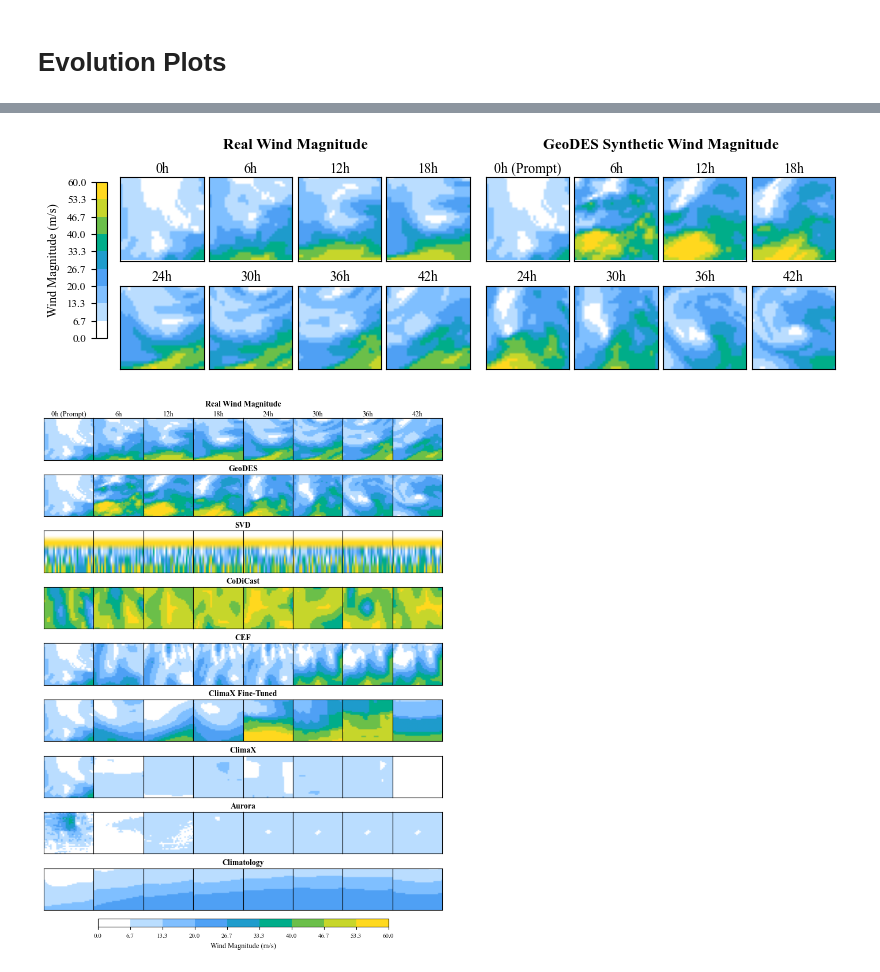
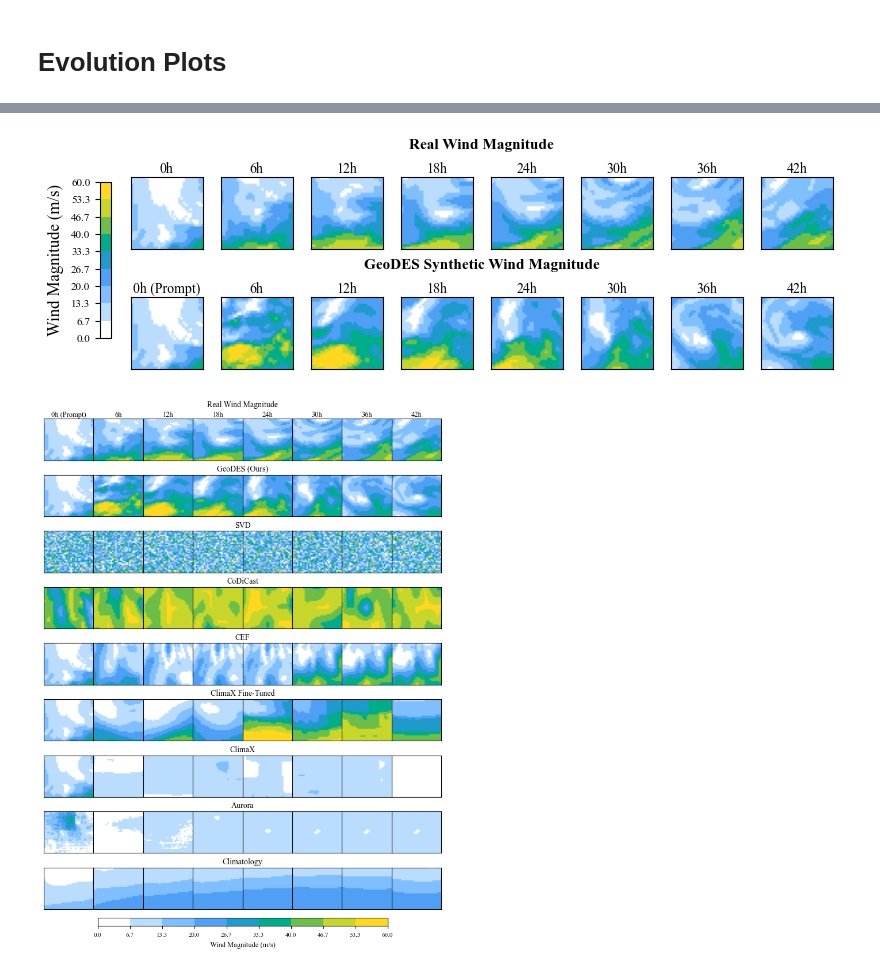
Before and after one commit to soCromp/geodes, a Jupyter notebook: evoplot.ipynb, the cells around one changed output, grey strips where cells are left out. Cells and saved outputs as stored; diff of their text form; code cells hidden in the pictures.

Commit message:
p2 demo plot

```diff
--- a/evoplot.ipynb
+++ b/evoplot.ipynb
@@ -179,8 +314,8 @@ sids = os.listdir(synthsetpath)
 fig = plt.figure(figsize=(7.2, 2.4), constrained_layout=True)
 fig.set_constrained_layout_pads(w_pad=0.02, h_pad=0.05, hspace=0, wspace=0.02)
 
-# Side-by-side subfigures with minimal spacing
-subfigs = fig.subfigures(1, 2, wspace=0.03)
+# top and bottom subfigures
+subfigs = fig.subfigures(2,1)#, wspace=0.03)
 
 realpath = os.path.join(realsetpath, sid)
 synthpath = os.path.join(synthsetpath, sid)
@@ -230,8 +365,8 @@ def clean_axes(ax):
 
 # ---------------- REAL SUBPLOT (LEFT) ----------------
 subfigs[0].suptitle('Real Wind Magnitude', fontweight='bold')
-axes_real = subfigs[0].subplots(2, 4, sharex=True, sharey=True,
-                                gridspec_kw={'wspace': 0, 'hspace': 0.05})
+axes_real = subfigs[0].subplots(1, 8, sharex=True, sharey=True,
+                                gridspec_kw={'wspace': 0, 'hspace': -5})
 axes_real = axes_real.flatten()
 
 for i in range(8):
@@ -247,8 +382,8 @@ for i in range(8):
 
 # ---------------- SYNTH SUBPLOT (RIGHT) ----------------
 subfigs[1].suptitle('GeoDES Synthetic Wind Magnitude', fontweight='bold')
-axes_synth = subfigs[1].subplots(2, 4, sharex=True, sharey=True,
-                                 gridspec_kw={'wspace': 0, 'hspace': 0.05})
+axes_synth = subfigs[1].subplots(1, 8, sharex=True, sharey=True,
+                                 gridspec_kw={'wspace': 0, 'hspace': -5})
 axes_synth = axes_synth.flatten()
 
 for i in range(8):
@@ -256,36 +391,36 @@ for i in range(8):
     img = img - minp
     img = img / (maxp - minp)
     img = 100 * img
     img = img.astype(np.uint8)
     axes_synth[i].imshow(img, cmap=cmap, norm=norm)
     if i == 0:
         axes_synth[i].set_title('0h (Prompt)', pad=3) # P for Prompt
     else:
         axes_synth[i].set_title(f'{i*6}h', pad=3)
     clean_axes(axes_synth[i])
     # outline_axes(axes_synth[i])
 
 # ---------------- COLORBAR (RIGHT SIDE) ----------------
 real_levels = np.linspace(0, maxp, len(levels))
 norm_unnormalized = mcolors.BoundaryNorm(boundaries=real_levels, ncolors=cmap.N)
 sm = plt.cm.ScalarMappable(cmap=cmap, norm=norm_unnormalized)
 sm.set_array([])
 
 # CHANGED: 'left' coordinate is now -0.06 to place it on the far left
 cbar_ax = fig.add_axes([-0.03, 0.15, 0.015, 0.65])
 cbar = fig.colorbar(sm, cax=cbar_ax, orientation='vertical')
 
 # CHANGED: Move the ticks and label to the left side of the colorbar
 cbar_ax.yaxis.set_ticks_position('left')
 cbar_ax.yaxis.set_label_position('left')
 
 cbar.ax.yaxis.set_major_formatter(plt.FormatStrFormatter('%.1f'))
-cbar.set_label('Wind Magnitude (m/s)', labelpad=5)
+cbar.set_label('Wind Magnitude (m/s)', labelpad=5, fontsize=12)
 
-plt.savefig(f'{name}.png', format='pdf', bbox_inches='tight')
+plt.savefig(f'demo.pdf', format='pdf', bbox_inches='tight')
 plt.show()
 # %% [output]
-[figure, old version]
+[figure, new version]
 # %%
 import os
 import matplotlib.pyplot as plt
@@ -326,7 +461,10 @@ for path in paths:
     data = []
     for i in range(8):
         img = np.load(os.path.join(path, sid, f'{i}.npy')).squeeze()
-        img = np.sqrt(img[:,:,1]**2 + img[:,:,2]**2)
+        if 'svd' in path:
+            img = np.sqrt(img[1]**2 + img[2]**2)
+        else:
+            img = np.sqrt(img[:,:,1]**2 + img[:,:,2]**2)
         if 'codicast' in path:
             img = img/1.8
         elif 'aurora' in path:
@@ -336,7 +474,7 @@ for path in paths:
     all_data.append(data)
 
 titles = [
-    'Real Wind Magnitude', 'GeoDES', 'SVD',
+    'Real Wind Magnitude', 'GeoDES (Ours)', 'SVD',
     'CoDiCast', 'CEF', 'ClimaX Fine-Tuned',
     'ClimaX', 'Aurora', 'Climatology'
 ]
@@ -385,7 +523,7 @@ for row in range(9):
     else:
         height=1.05
     axes[row, 3].text(1.0, height, titles[row], ha='center', va='bottom',
-                      transform=axes[row, 3].transAxes, fontweight='bold', fontsize=10)
+                      transform=axes[row, 3].transAxes, fontsize=10)
 
     for col in range(8):
         img = data[col]
@@ -421,7 +559,7 @@ cbar = fig.colorbar(sm, cax=cbar_ax, orientation='horizontal')
 cbar.ax.xaxis.set_major_formatter(plt.FormatStrFormatter('%.1f'))
 cbar.set_label('Wind Magnitude (m/s)', labelpad=5)
 
-plt.savefig('demo_9x8_flush_perfect.pdf', format='pdf')
+plt.savefig('compare_windmag.pdf', format='pdf')
 plt.show()
 # %% [output]
-[figure, old version]
+[figure, new version]
```
Also changed, not shown: parts of 2 cells of this notebook.
